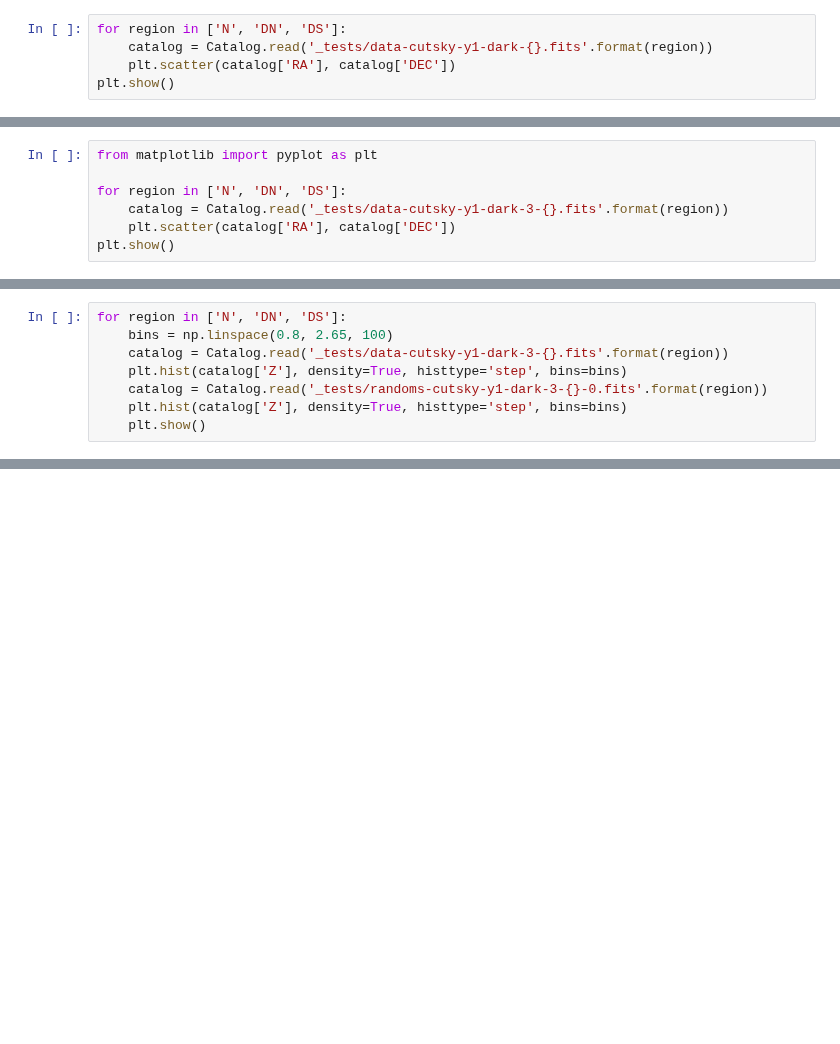
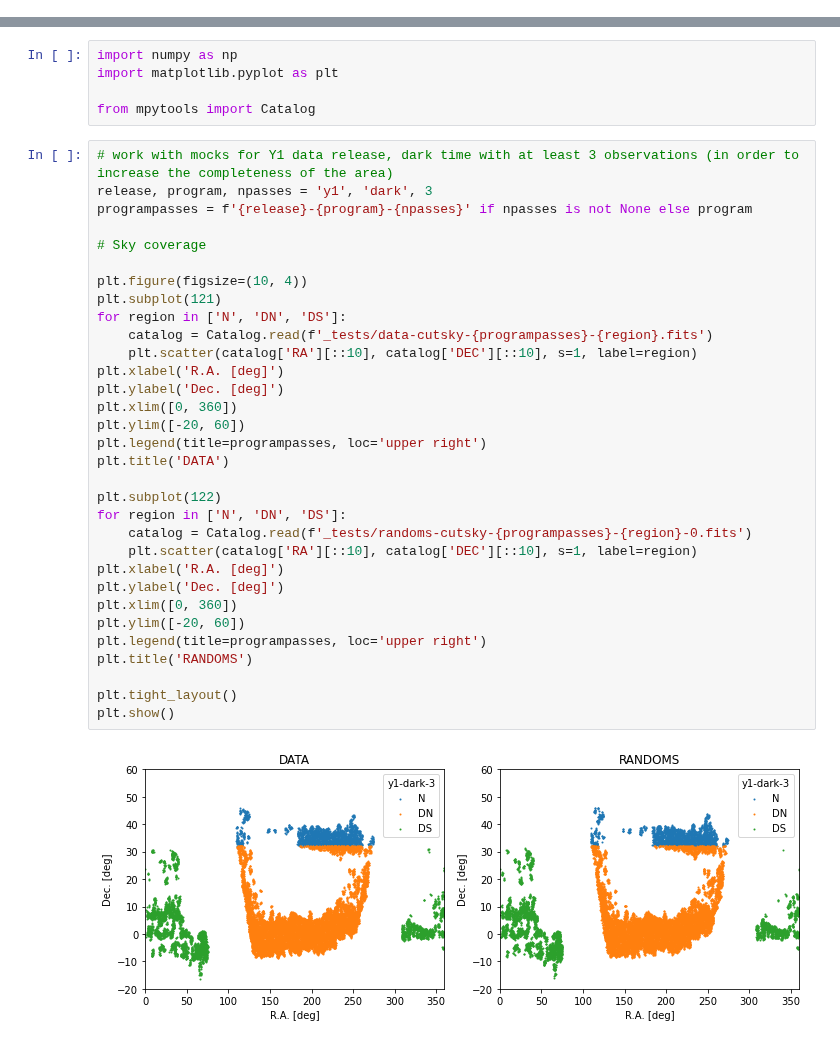
Before and after one commit to cosmodesi/mockfactory, a Jupyter notebook: desi/test.ipynb, the cells around one changed output, grey strips where cells are left out. Cells and saved outputs as stored; diff of their text form; blank space fills up the shorter version.

```diff
--- a/desi/test.ipynb
+++ b/desi/test.ipynb
@@ -30,5 +0,0 @@ plt.show()
-# %%
-for region in ['N', 'DN', 'DS']:
-    catalog = Catalog.read('_tests/data-cutsky-y1-dark-{}.fits'.format(region))
-    plt.scatter(catalog['RA'], catalog['DEC'])
-plt.show()
@@ -37,7 +0,0 @@ plt.show()
-# %%
-from matplotlib import pyplot as plt
-
-for region in ['N', 'DN', 'DS']:
-    catalog = Catalog.read('_tests/data-cutsky-y1-dark-3-{}.fits'.format(region))
-    plt.scatter(catalog['RA'], catalog['DEC'])
-plt.show()
@@ -46,8 +0,0 @@ plt.show()
-# %%
-for region in ['N', 'DN', 'DS']:
-    bins = np.linspace(0.8, 2.65, 100)
-    catalog = Catalog.read('_tests/data-cutsky-y1-dark-3-{}.fits'.format(region))
-    plt.hist(catalog['Z'], density=True, histtype='step', bins=bins)
-    catalog = Catalog.read('_tests/randoms-cutsky-y1-dark-3-{}-0.fits'.format(region))
-    plt.hist(catalog['Z'], density=True, histtype='step', bins=bins)
-    plt.show()
@@ -57,0 +9,39 @@ for region in ['N', 'DN', 'DS']:
+# %%
+import numpy as np
+import matplotlib.pyplot as plt
+
+from mpytools import Catalog
+# %%
+# work with mocks for Y1 data release, dark time with at least 3 observations (in order to increase the completeness of the area)
+release, program, npasses = 'y1', 'dark', 3
+programpasses = f'{release}-{program}-{npasses}' if npasses is not None else program
+
+# Sky coverage
+
+plt.figure(figsize=(10, 4))
+plt.subplot(121)
+for region in ['N', 'DN', 'DS']:
+    catalog = Catalog.read(f'_tests/data-cutsky-{programpasses}-{region}.fits')
+    plt.scatter(catalog['RA'][::10], catalog['DEC'][::10], s=1, label=region)
+plt.xlabel('R.A. [deg]')
+plt.ylabel('Dec. [deg]')
+plt.xlim([0, 360])
+plt.ylim([-20, 60])
+plt.legend(title=programpasses, loc='upper right')
+plt.title('DATA')
+
+plt.subplot(122)
+for region in ['N', 'DN', 'DS']:
+    catalog = Catalog.read(f'_tests/randoms-cutsky-{programpasses}-{region}-0.fits')
+    plt.scatter(catalog['RA'][::10], catalog['DEC'][::10], s=1, label=region)
+plt.xlabel('R.A. [deg]')
+plt.ylabel('Dec. [deg]')
+plt.xlim([0, 360])
+plt.ylim([-20, 60])
+plt.legend(title=programpasses, loc='upper right')
+plt.title('RANDOMS')
+
+plt.tight_layout()
+plt.show()
+# %% [output]
+[figure, added]
```
Also changed, not shown: parts of 9 cells of this notebook, 1 other file.
